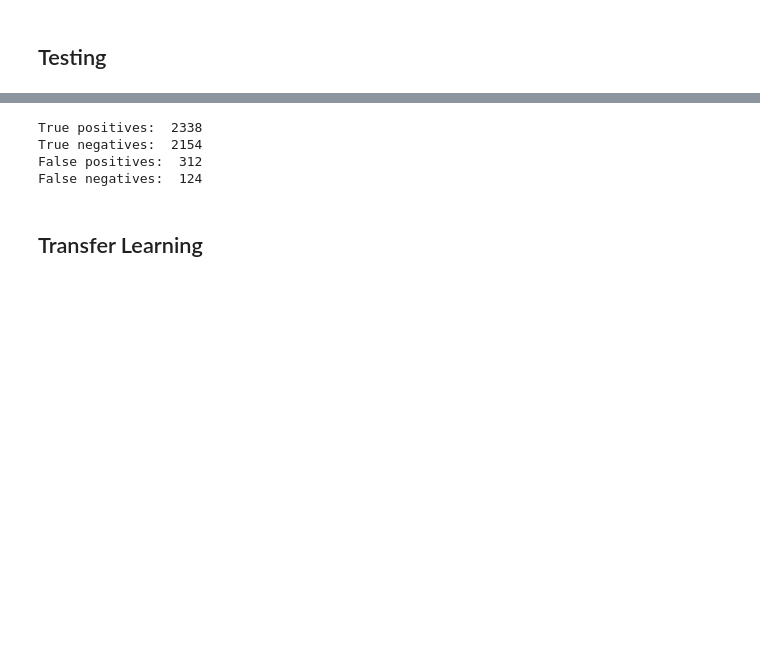
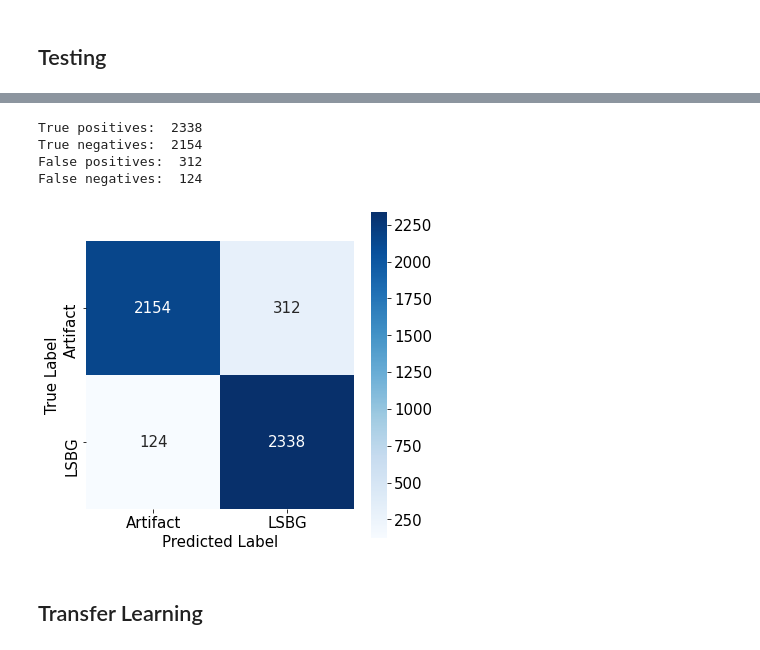
Before and after one commit to hfoote/ASTR502_project_Foote, a Jupyter notebook: network_tf.ipynb, the cells around one changed output, grey strips where cells are left out. Saved outputs shown, nothing was run; the diff lists cells and outputs as text; code cells hidden in the pictures; blank space fills up the shorter version.

```diff
--- a/network_tf.ipynb
+++ b/network_tf.ipynb
@@ -170,27 +176,41 @@ Test Accuracy: 0.9117289185523987
 # %%
 # compute the confusion matrix for the test set
 thres = 0.5 # threshold probability for a LSBG prediction
 
 y_prob = net.predict(X_test) # get predicted probabilities
 # and figure out which indices are over the threshold probability
 LSBG_idx = np.argwhere(y_prob > thres)
 
 # now make an array of the predicted classes based on the threshold
 y_pred = np.zeros_like(y_prob, dtype=int)
 y_pred[LSBG_idx] = 1
 
 # compute the confusion matrix
 conf_mat_DES = confusion_matrix(y_test, y_pred) # rows are true, columns are predicted
 # and print out the entries nicely
 print("True positives:  {:4}".format(conf_mat_DES[1,1]))
 print("True negatives:  {:4}".format(conf_mat_DES[0,0]))
 print("False positives: {:4}".format(conf_mat_DES[0,1]))
 print("False negatives: {:4}".format(conf_mat_DES[1,0]))
+
+# function for plotting the confusion matrix
+def plot_cm(mat):
+    '''Takes the confusion matrix as an argument and plots it nicely'''
+    plt.rcParams.update({'font.size': 15})
+    plt.figure(figsize=(6,6))
+    ax = sns.heatmap(mat, annot=True, fmt='d', square=True, xticklabels=['Artifact', 'LSBG'],
+                     yticklabels=['Artifact', 'LSBG'], cmap='Blues')
+    ax.set(xlabel='Predicted Label', ylabel='True Label')
+    plt.show()
+
+# plot the confusion matrix
+plot_cm(conf_mat_DES)
 # %% [output]
 True positives:  2338
 True negatives:  2154
 False positives:  312
 False negatives:  124
+[figure, added]
 # %% [markdown]
 ## Transfer Learning
 # %%
```
Also changed, not shown: parts of 8 cells of this notebook.
